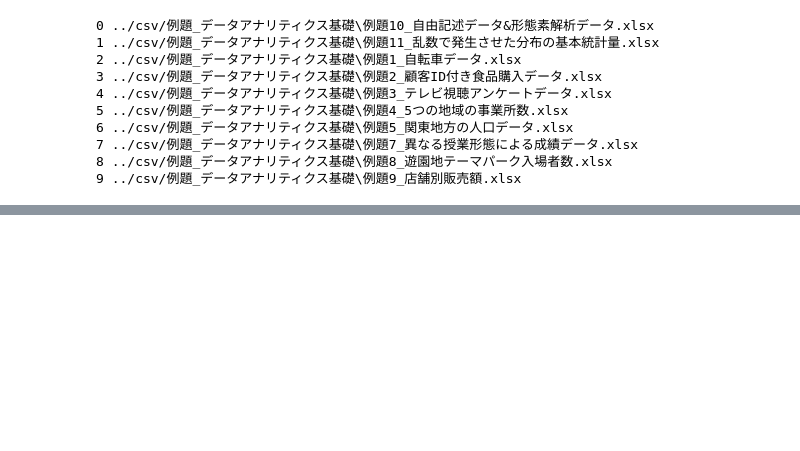
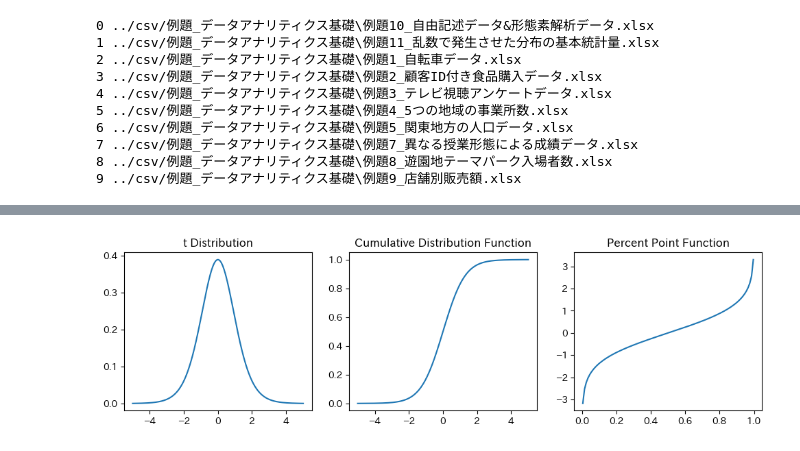
Before and after one commit to akmiccom/dataAnalyticsBasic, a Jupyter notebook: notebooks/c10.ipynb, the cells around one changed output, grey strips where cells are left out. Saved outputs shown, nothing was run; the diff lists cells and outputs as text; code cells hidden in the pictures; blank space fills up the shorter version.

```diff
--- a/notebooks/c10.ipynb
+++ b/notebooks/c10.ipynb
@@ -80,0 +95,17 @@ plt.show()
+# %%
+# t 分布の分布関数
+x = np.linspace(-5, 5, 1000)
+dof = 10
+t = {
+    't Distribution': stats.t.pdf(x, df=dof),
+    'Cumulative Distribution Function': stats.t.cdf(x, df=dof),
+    'Percent Point Function': stats.t.ppf(x, df=dof),
+    }
+
+fig, axs = plt.subplots(1, 3, figsize=(12, 3))
+for ax, (k, y) in zip(axs, t.items()):
+    ax.plot(x, y)
+    ax.set_title(k)
+plt.show()
+# %% [output]
+[figure, added]
```
Also changed, not shown: parts of 19 cells of this notebook, 2 other files.
